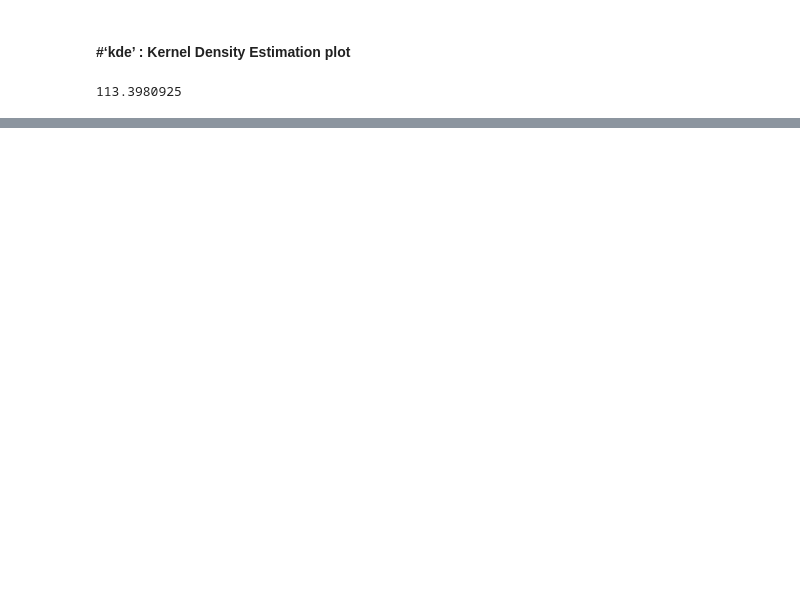
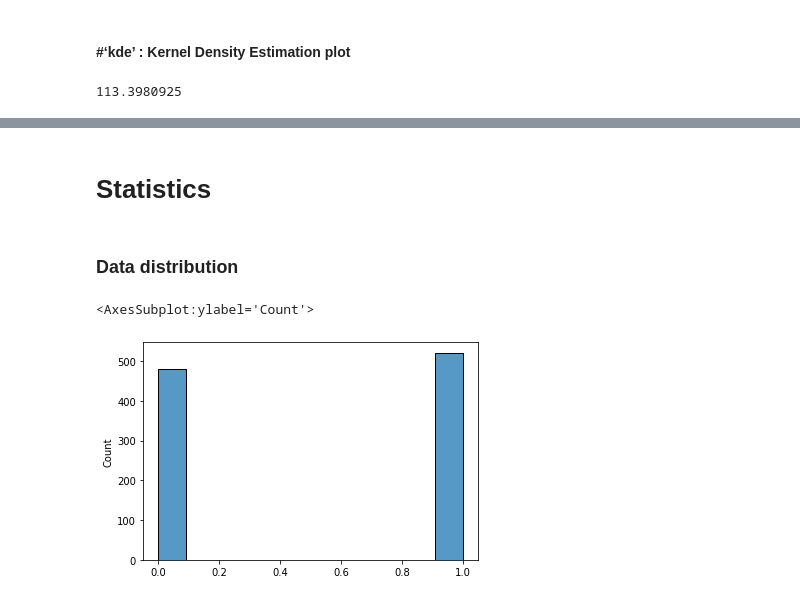
Before and after one commit to AgnesGru/Statistics_in_Python, a Jupyter notebook: Data Analysis.ipynb, the cells around one changed output, grey strips where cells are left out. Cells and saved outputs as stored; diff of their text form; code cells hidden in the pictures; blank space fills up the shorter version.

Commit message:
different types of distribution - bug with Gaussian

```diff
--- a/Data Analysis.ipynb
+++ b/Data Analysis.ipynb
@@ -368,0 +373,13 @@ df["Waga matki"].dropna().plot(kind='kde', xlim=(30, 120))
+# %% [markdown]
+# Statistics
+# %% [markdown]
+### Data distribution
+# %%
+n, p = 1, .5 # number of trials, probability of trial
+s = np.random.binomial(n, p, 1000)
+# the result of flipping a coin, tested 1000 times
+
+sns.histplot(data = s)
+# %% [output]
+<AxesSubplot:ylabel='Count'>
+[figure, added]
```
Also changed, not shown: parts of 14 cells of this notebook.
